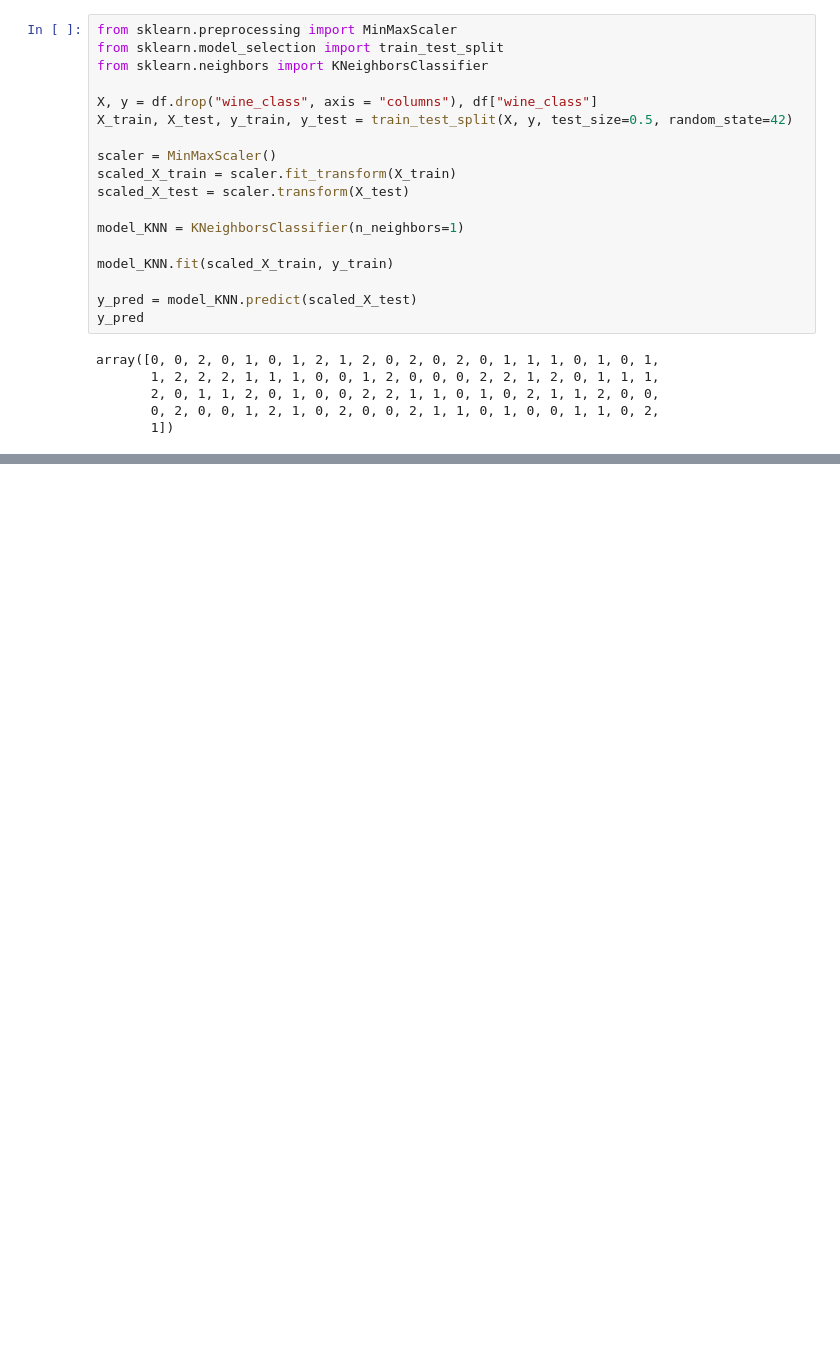
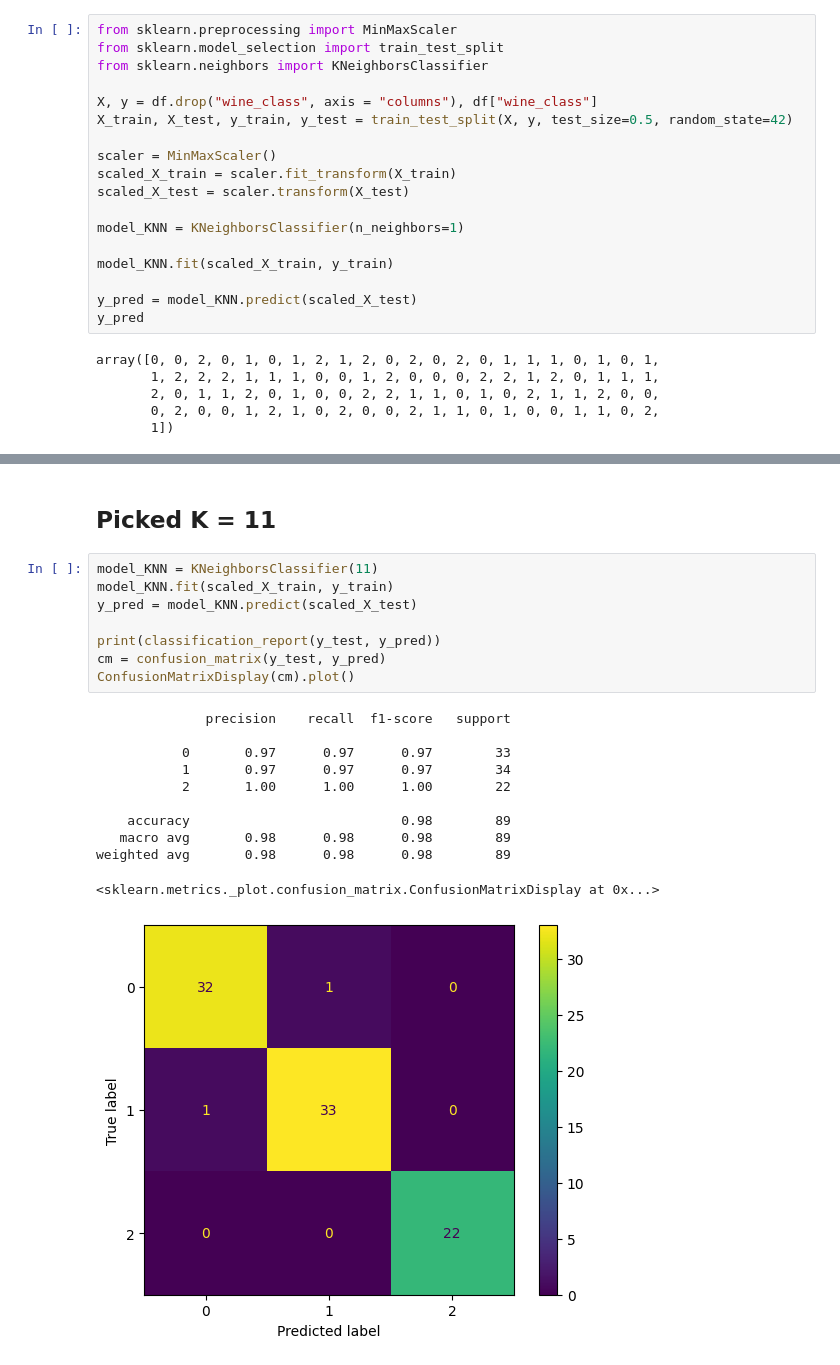
Before and after one commit to linuslarsson03/Lab-1-sql, a Jupyter notebook: machine_learning_linus_larsson_mlops25/video_alongs/05_knn/knn.ipynb, the cells around one changed output, grey strips where cells are left out. Cells and saved outputs as stored; diff of their text form; blank space fills up the shorter version.

```diff
--- a/machine_learning_linus_larsson_mlops25/video_alongs/05_knn/knn.ipynb
+++ b/machine_learning_linus_larsson_mlops25/video_alongs/05_knn/knn.ipynb
@@ -161,0 +208,22 @@ y_test.val
+# %% [markdown]
+## Picked K = 11
+# %%
+model_KNN = KNeighborsClassifier(11)
+model_KNN.fit(scaled_X_train, y_train)
+y_pred = model_KNN.predict(scaled_X_test)
+
+print(classification_report(y_test, y_pred))
+cm = confusion_matrix(y_test, y_pred)
+ConfusionMatrixDisplay(cm).plot()
+# %% [output]
+              precision    recall  f1-score   support
+
+           0       0.97      0.97      0.97        33
+           1       0.97      0.97      0.97        34
+           2       1.00      1.00      1.00        22
+
+    accuracy                           0.98        89
+   macro avg       0.98      0.98      0.98        89
+weighted avg       0.98      0.98      0.98        89
+<sklearn.metrics._plot.confusion_matrix.ConfusionMatrixDisplay at 0x...>
+[figure, added]
```
Also changed, not shown: parts of 5 cells of this notebook.
